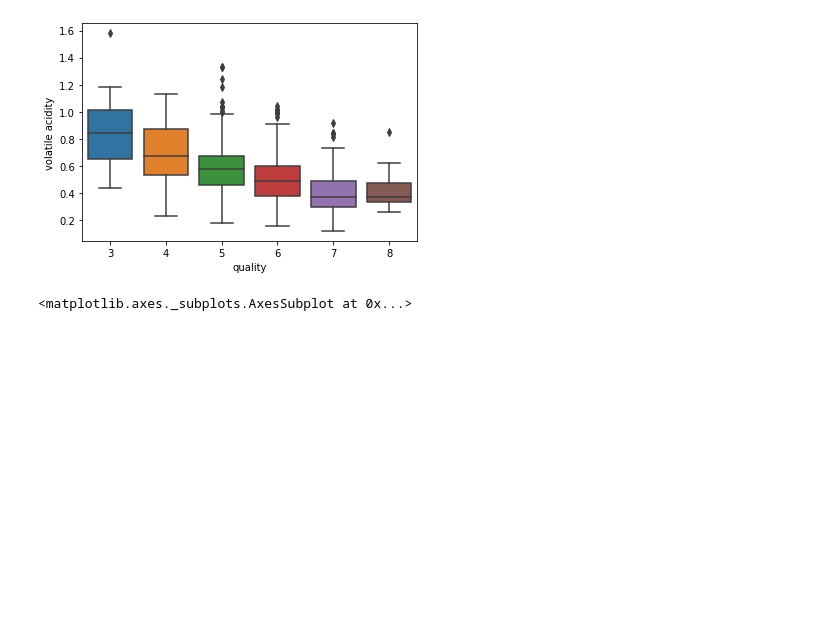
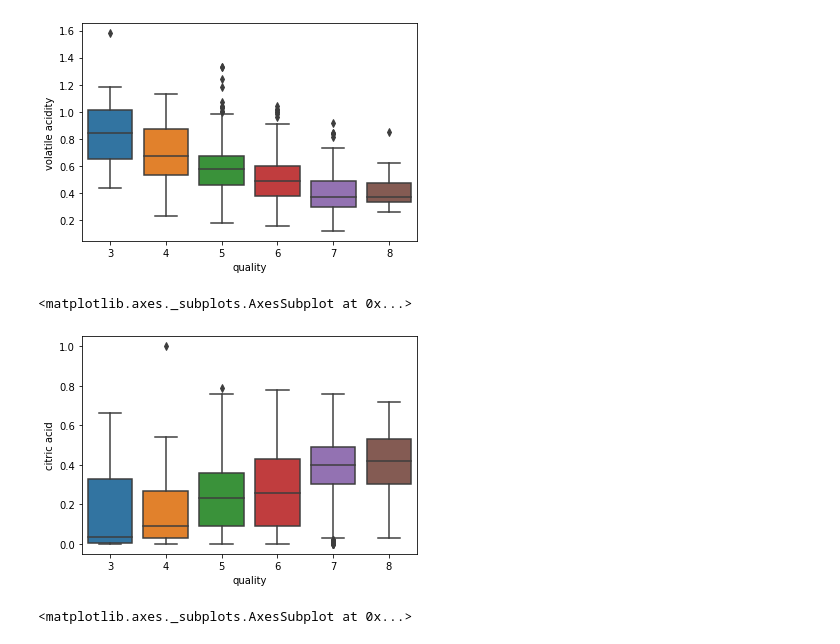
Before and after one commit to tlferrill/Ferrill_DSC530, a Jupyter notebook: 530Notebook_FINAL_Ferrill.ipynb, the cells around one changed output. Saved outputs shown, nothing was run; the diff lists cells and outputs as text; code cells hidden in the pictures; blank space fills up the shorter version.

```diff
--- a/530Notebook_FINAL_Ferrill.ipynb
+++ b/530Notebook_FINAL_Ferrill.ipynb
@@ -123,6 +168,11 @@ sns.boxplot('quality', 'volatile acidity', data = data)
 # %% [output]
 <matplotlib.axes._subplots.AxesSubplot at 0x...>
 [figure]
+# %%
+sns.boxplot('quality', 'citric acid', data = data)
+# %% [output]
+<matplotlib.axes._subplots.AxesSubplot at 0x...>
+[figure, added]
 # %%
 sns.boxplot('quality', 'residual sugar', data = data)
 # %% [output]
```
Also changed, not shown: parts of 130 cells of this notebook, 1 other file.
